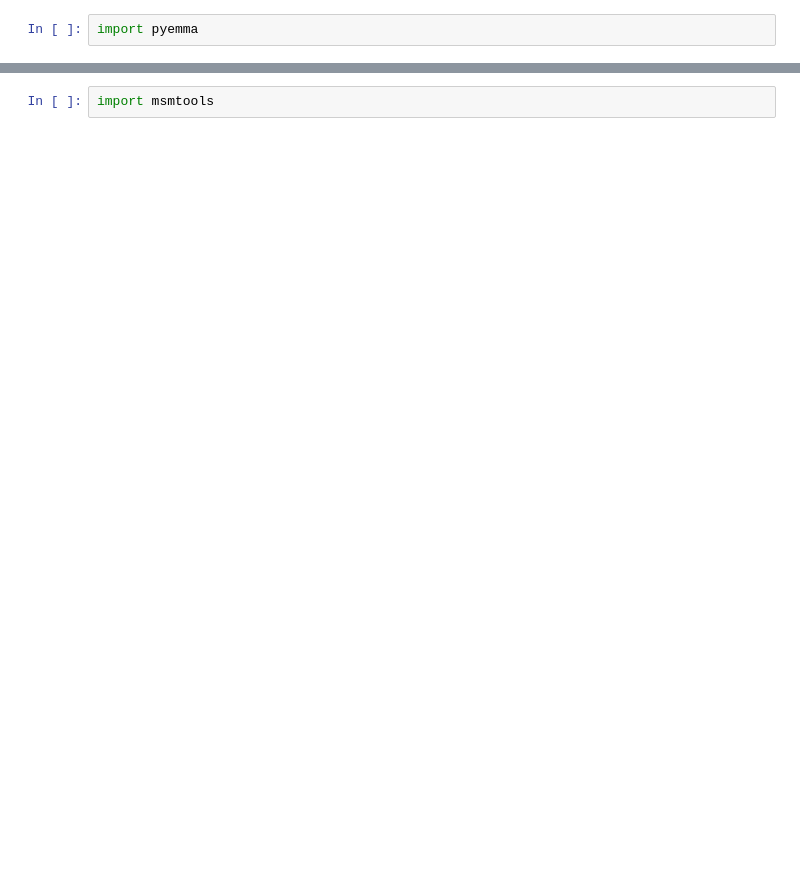
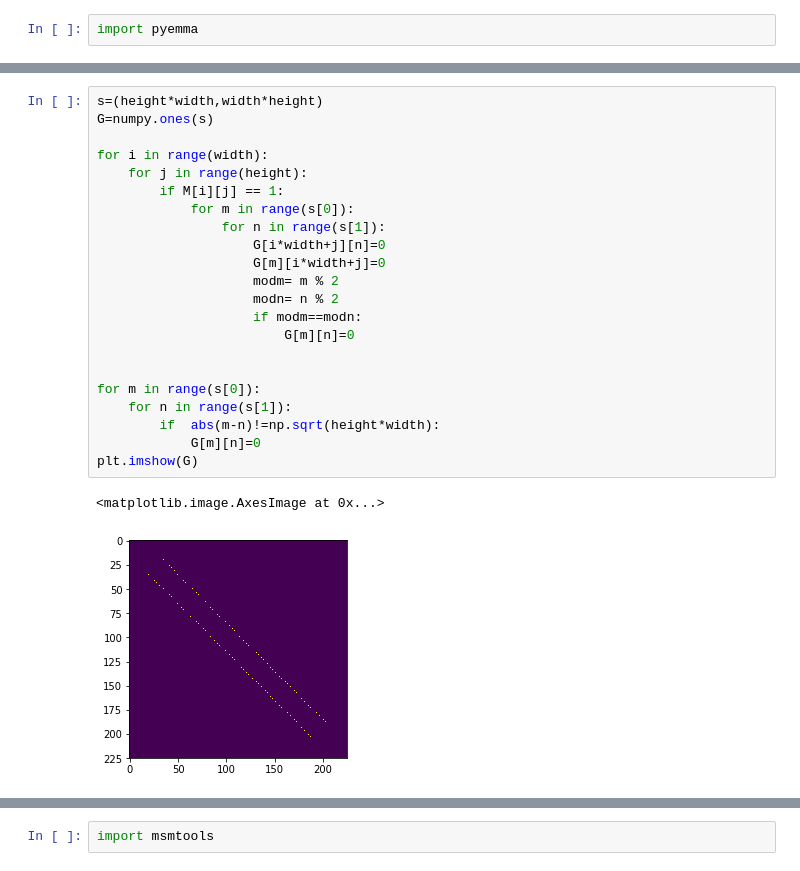
Before and after one commit to haltugyildirim/markovmaze, a Jupyter notebook: markov_maze.ipynb, the cells around one changed output, grey strips where cells are left out. Drawn from its saved outputs; the diff is of its cells as text; blank space fills up the shorter version.

```diff
--- a/markov_maze.ipynb
+++ b/markov_maze.ipynb
@@ -90,0 +90,25 @@ plt.imshow(T)
+# %%
+s=(height*width,width*height)
+G=numpy.ones(s)
+
+for i in range(width):
+    for j in range(height):
+        if M[i][j] == 1:
+            for m in range(s[0]):
+                for n in range(s[1]):
+                    G[i*width+j][n]=0
+                    G[m][i*width+j]=0
+                    modm= m % 2
+                    modn= n % 2
+                    if modm==modn:
+                        G[m][n]=0
+
+
+for m in range(s[0]):
+    for n in range(s[1]):
+        if  abs(m-n)!=np.sqrt(height*width):
+            G[m][n]=0
+plt.imshow(G)
+# %% [output]
+<matplotlib.image.AxesImage at 0x...>
+[figure, added]
```
Also changed, not shown: parts of 7 cells of this notebook.
